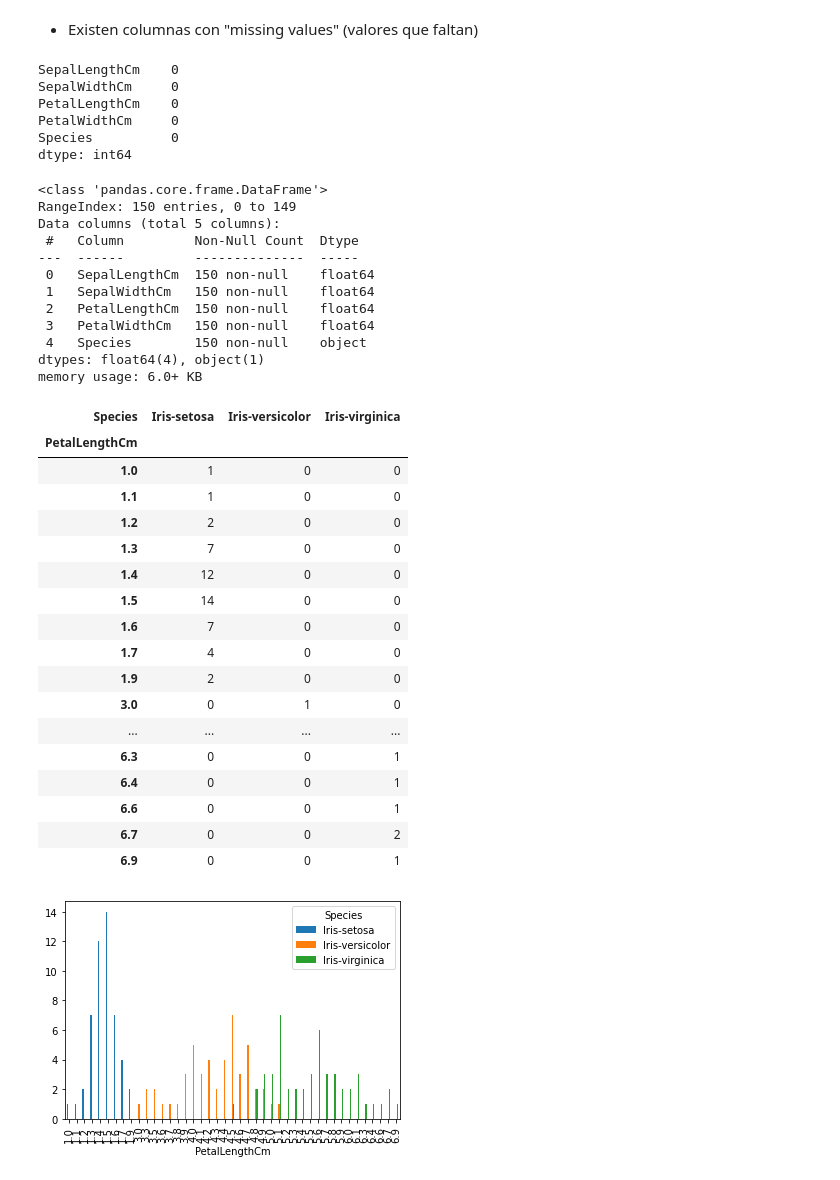
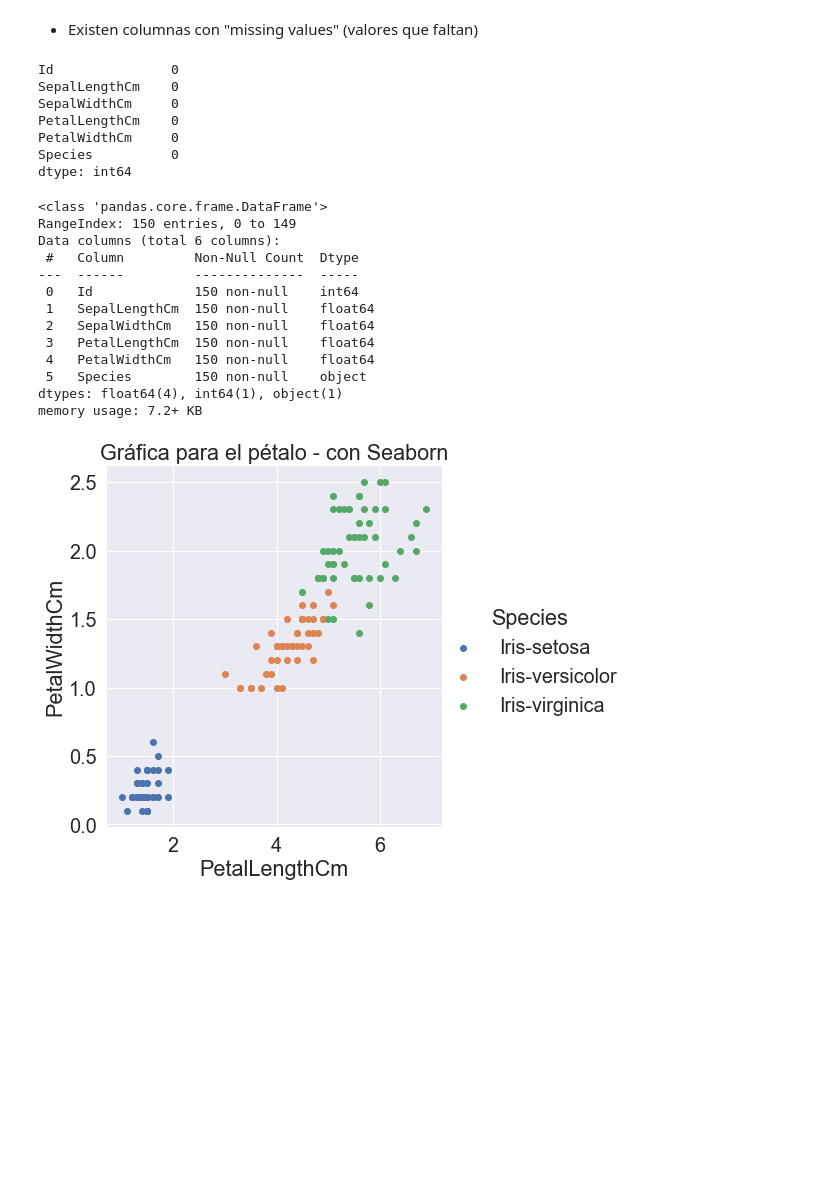
Before and after one commit to franflori/Datasciencie, a Jupyter notebook: Big_Data/jupyter/Estudio_iris.ipynb, the cells around one changed output. Drawn from its saved outputs; the diff is of its cells as text; code cells hidden in the pictures; blank space fills up the shorter version.

```diff
--- a/Big_Data/jupyter/Estudio_iris.ipynb
+++ b/Big_Data/jupyter/Estudio_iris.ipynb
@@ -20,6 +20,3 @@ df
 | 148 | 149 | 6.2 | 3.4 | 5.4 | 2.3 | Iris-virginica |
 | 149 | 150 | 5.9 | 3.0 | 5.1 | 1.8 | Iris-virginica |
 150 rows × 6 columns
-# %%
-df = df.drop("Id", axis=1)
-df.head()
@@ -60,6 +50,7 @@ df.describe(include="all")
 # %%
 df.isnull().sum()
 # %% [output]
+Id               0
 SepalLengthCm    0
 SepalWidthCm     0
 PetalLengthCm    0
@@ -71,39 +62,23 @@ df.info()
 # %% [output]
 <class 'pandas.core.frame.DataFrame'>
 RangeIndex: 150 entries, 0 to 149
-Data columns (total 5 columns):
+Data columns (total 6 columns):
  #   Column         Non-Null Count  Dtype
 ---  ------         --------------  -----
- 0   SepalLengthCm  150 non-null    float64
- 1   SepalWidthCm   150 non-null    float64
- 2   PetalLengthCm  150 non-null    float64
- 3   PetalWidthCm   150 non-null    float64
- 4   Species        150 non-null    object
-dtypes: float64(4), object(1)
-memory usage: 6.0+ KB
+ 0   Id             150 non-null    int64
+ 1   SepalLengthCm  150 non-null    float64
+ 2   SepalWidthCm   150 non-null    float64
+ 3   PetalLengthCm  150 non-null    float64
+ 4   PetalWidthCm   150 non-null    float64
+ 5   Species        150 non-null    object
+dtypes: float64(4), int64(1), object(1)
+memory usage: 7.2+ KB
-# %%
-pd.crosstab(df.PetalLengthCm, df.Species)
-# %% [output]
-| Species | Iris-setosa | Iris-versicolor | Iris-virginica |
-| PetalLengthCm |  |  |  |
-| 1.0 | 1 | 0 | 0 |
-| 1.1 | 1 | 0 | 0 |
-| 1.2 | 2 | 0 | 0 |
-| 1.3 | 7 | 0 | 0 |
-| 1.4 | 12 | 0 | 0 |
-| 1.5 | 14 | 0 | 0 |
-| 1.6 | 7 | 0 | 0 |
-| 1.7 | 4 | 0 | 0 |
-| 1.9 | 2 | 0 | 0 |
-| 3.0 | 0 | 1 | 0 |
-| ... | ... | ... | ... |
-| 6.3 | 0 | 0 | 1 |
-| 6.4 | 0 | 0 | 1 |
-| 6.6 | 0 | 0 | 1 |
-| 6.7 | 0 | 0 | 2 |
-| 6.9 | 0 | 0 | 1 |
 # %%
-pd.crosstab(df.PetalLengthCm, df.Species).plot(kind="bar")
+# Para el pétalo
+sns.FacetGrid(df, hue="Species", height=6.4) \
+.map(plt.scatter, "PetalLengthCm", "PetalWidthCm") \
+.add_legend()
+plt.title("Gráfica para el pétalo - con Seaborn")
 plt.show()
 # %% [output]
-[figure, old version]
+[figure, new version]
```
Also changed, not shown: parts of 37 cells of this notebook, 7 other files.
